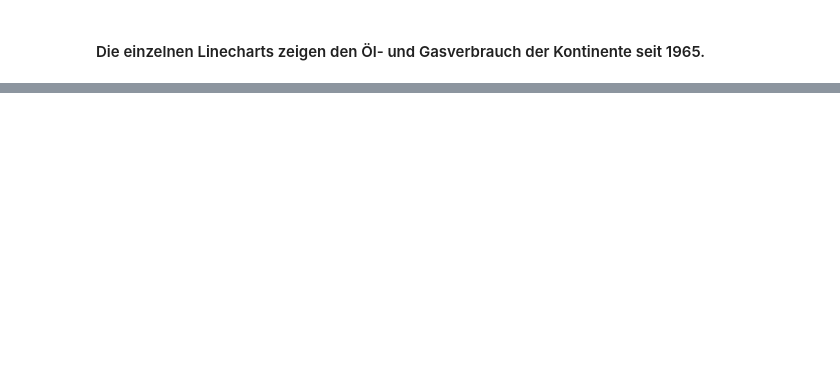
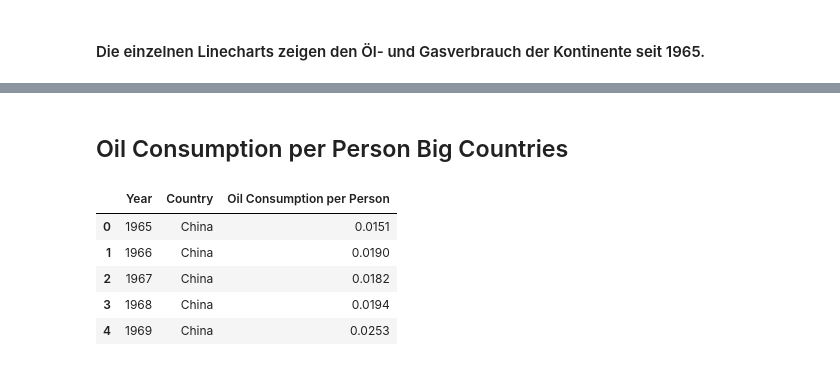
Before and after one commit to RetoHe/visual-analytics-energy-data, a Jupyter notebook: notebooks/Energy-Data-Visualizations.ipynb, the cells around one changed output, grey strips where cells are left out. Drawn from its saved outputs; the diff is of its cells as text; code cells hidden in the pictures; blank space fills up the shorter version.

Commit message:
Add Big country data

```diff
--- a/notebooks/Energy-Data-Visualizations.ipynb
+++ b/notebooks/Energy-Data-Visualizations.ipynb
@@ -475,0 +514,16 @@ asia | africa
+# %% [markdown]
+## Oil Consumption per Person Big Countries
+# %%
+# Import prepared Datasets
+
+data_big_countries = pd.read_csv(("../data/melted_data/oil_big_countries.csv"))
+# %%
+del data_big_countries["Unnamed: 0"]
+data_big_countries.head()
+# %% [output]
+|  | Year | Country | Oil Consumption per Person |
+| 0 | 1965 | China | 0.0151 |
+| 1 | 1966 | China | 0.0190 |
+| 2 | 1967 | China | 0.0182 |
+| 3 | 1968 | China | 0.0194 |
+| 4 | 1969 | China | 0.0253 |
```
Also changed, not shown: parts of 5 cells of this notebook, 1 other file.
